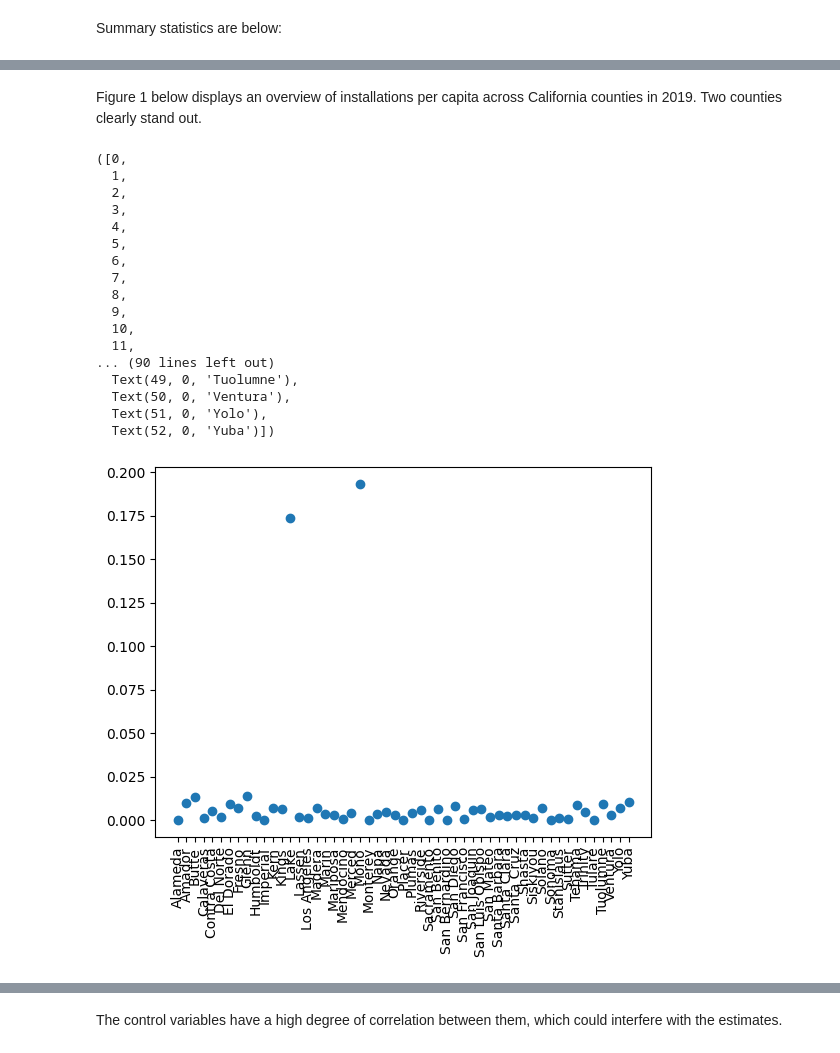
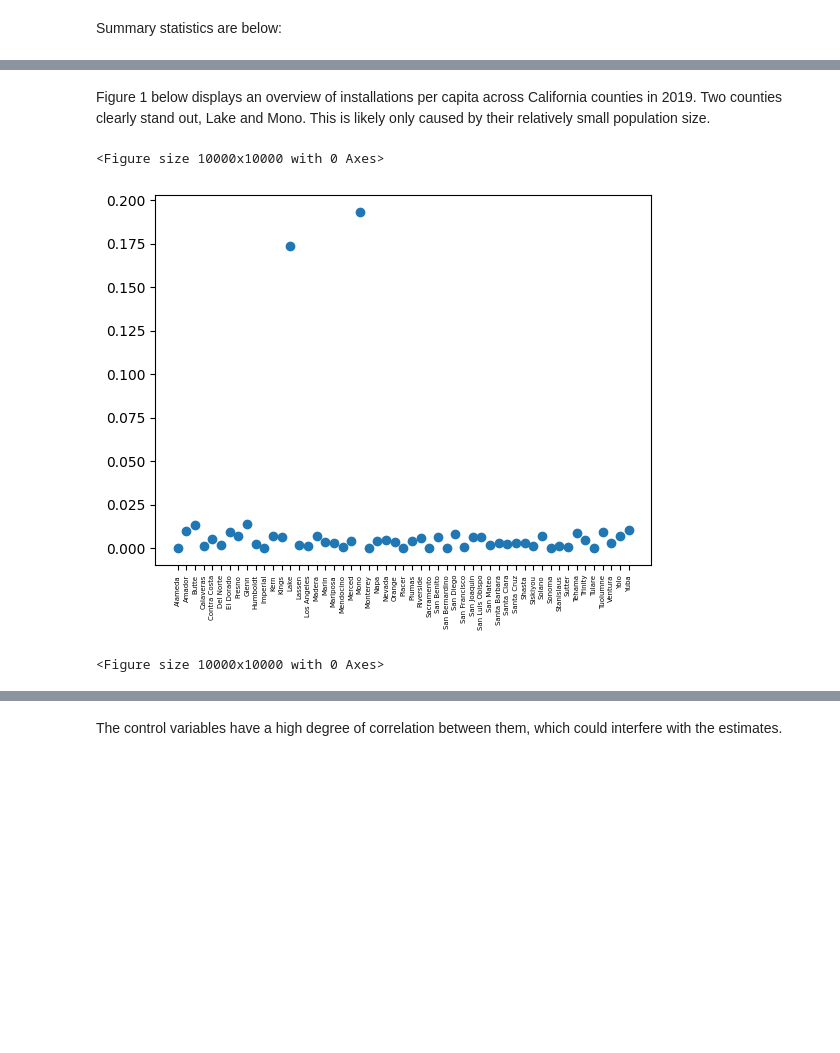
Before and after one commit to TheoDubus97/Final-project, a Jupyter notebook: 294A_Final_Project.ipynb, the cells around one changed output, grey strips where cells are left out. Saved outputs shown, nothing was run; the diff lists cells and outputs as text; code cells hidden in the pictures; blank space fills up the shorter version.

```diff
--- a/294A_Final_Project.ipynb
+++ b/294A_Final_Project.ipynb
@@ -65,29 +66,15 @@ TD1.describe()
 | 75% | 6.972879e-03 | 3.849100e+04 | 6.500000e+05 | 6.537269e-01 | 5.700000e+01 | 4.210000e-01 | ... |
 | max | 1.931598e-01 | 5.946300e+04 | 1.610750e+06 | 7.775351e-01 | 6.100000e+01 | 4.930000e-01 | ... |
 # %% [markdown]
-Figure 1 below displays an overview of installations per capita across California counties in 2019. Two counties clearly stand out.
+Figure 1 below displays an overview of installations per capita across California counties in 2019. Two counties clearly stand out, Lake and Mono. This is likely only caused by their relatively small population size.
 # %%
 x1 = TD1['County']
 y1 = TD1['IPC']
 
 plt.scatter(x1, y1)
-plt.xticks(rotation=90)
+plt.xticks(size=5, rotation=90)
+plt.figure(figsize=(100, 100))
 # %% [output]
-([0,
-  1,
-  2,
-  3,
-  4,
-  5,
-  6,
-  7,
-  8,
-  9,
-  10,
-  11,
-... (90 lines left out)
-  Text(49, 0, 'Tuolumne'),
-  Text(50, 0, 'Ventura'),
-  Text(51, 0, 'Yolo'),
-  Text(52, 0, 'Yuba')])
+<Figure size 10000x10000 with 0 Axes>
-[figure, old version]
+[figure, new version]
+<Figure size 10000x10000 with 0 Axes>
```
Also changed, not shown: parts of 4 cells of this notebook.
